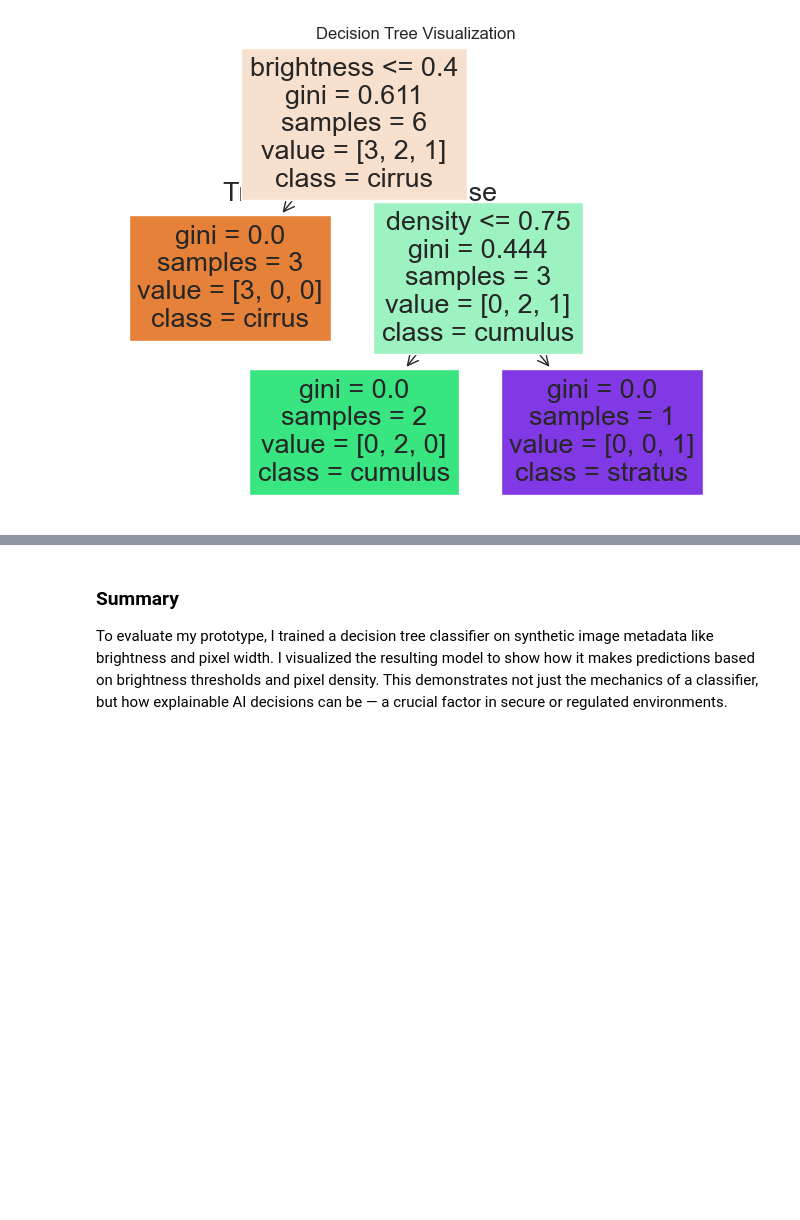
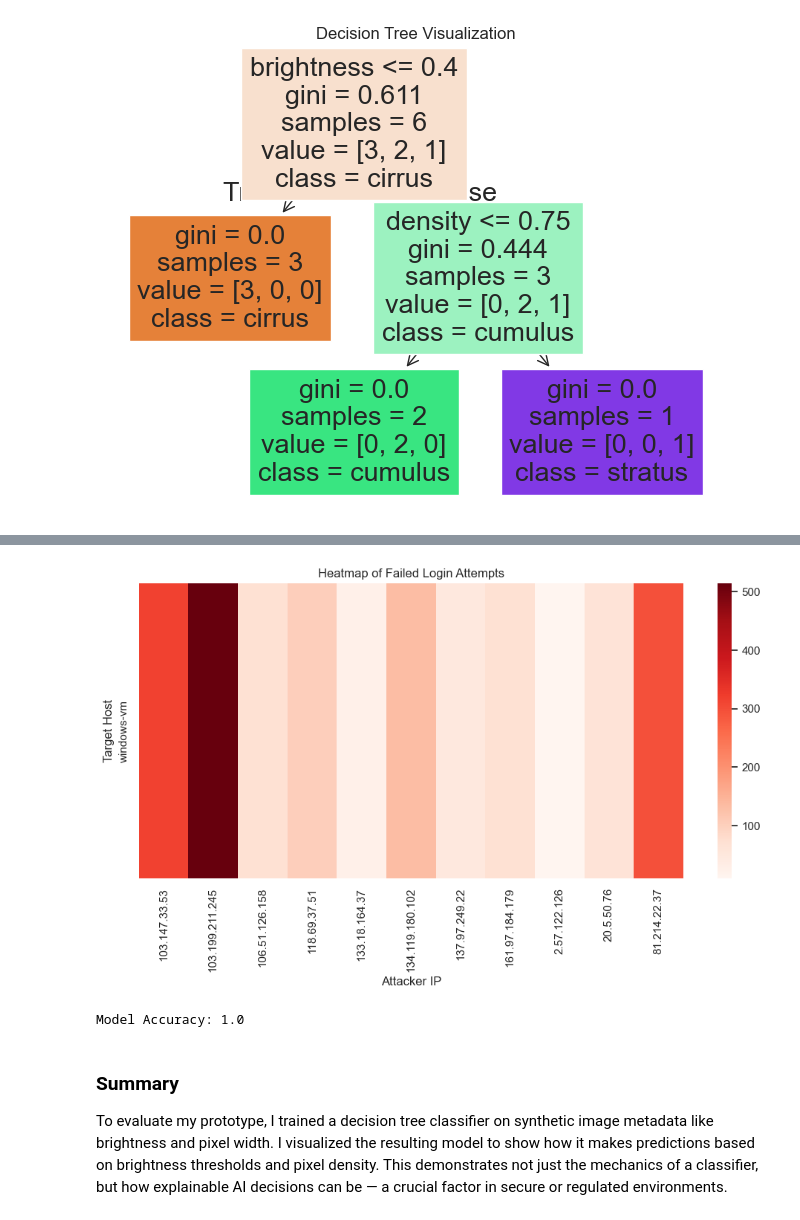
Before and after one commit to tristach/rakuten-ML-cloud-cover, a Jupyter notebook: notebooks/rakuten-ml-prototype.ipynb, the cells around one changed output, grey strips where cells are left out. Saved outputs shown, nothing was run; the diff lists cells and outputs as text; code cells hidden in the pictures; blank space fills up the shorter version.

```diff
--- a/notebooks/rakuten-ml-prototype.ipynb
+++ b/notebooks/rakuten-ml-prototype.ipynb
@@ -203,3 +227,34 @@ plt.show()
+# %%
+import seaborn as sns
+import matplotlib.pyplot as plt
+
+plt.figure(figsize=(10, 6))
+sns.heatmap(df.pivot_table(index='DestinationHostName', columns='AttackerIP', values='FailureCount', fill_value=0), cmap='Reds')
+plt.title("Heatmap of Failed Login Attempts")
+plt.ylabel("Target Host")
+plt.xlabel("Attacker IP")
+plt.xticks(rotation=90)
+plt.tight_layout()
+plt.show()
+# %% [output]
+[figure, added]
+# %%
+# Label data: High risk if more than 100 failures
+df['Label'] = df['FailureCount'].apply(lambda x: 1 if x > 100 else 0)
+
+from sklearn.tree import DecisionTreeClassifier
+from sklearn.model_selection import train_test_split
+
+X = df[['FailureCount']]  # Features
+y = df['Label']           # Labels
+
+X_train, X_test, y_train, y_test = train_test_split(X, y, test_size=0.3, random_state=42)
+model = DecisionTreeClassifier()
+model.fit(X_train, y_train)
+
+print("Model Accuracy:", model.score(X_test, y_test))
+# %% [output]
+Model Accuracy: 1.0
 # %% [markdown]
 ### Summary
 
```
Also changed, not shown: parts of 2 cells of this notebook, 1 other file.
